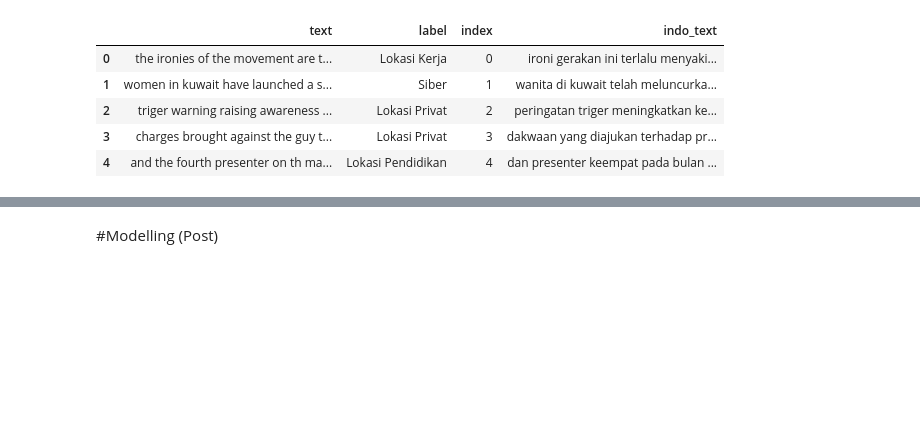
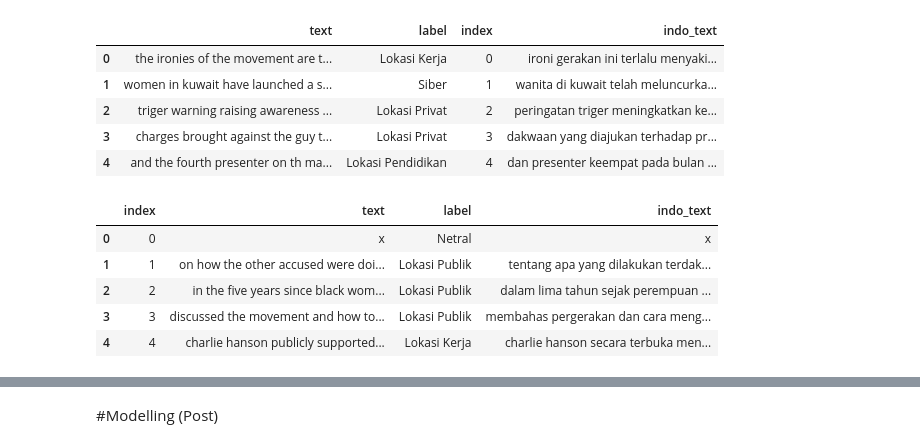
Before and after one commit to aulia-nrp/NLP-using-TensorFlow, a Jupyter notebook: Modelling_B21_CAP0194.ipynb, the cells around one changed output, grey strips where cells are left out. Saved outputs shown, nothing was run; the diff lists cells and outputs as text; code cells hidden in the pictures; blank space fills up the shorter version.

```diff
--- a/Modelling_B21_CAP0194.ipynb
+++ b/Modelling_B21_CAP0194.ipynb
@@ -104,3 +101,19 @@ df_post.head()
 | 2 | triger warning raising awareness ... | Lokasi Privat | 2 | peringatan triger meningkatkan ke... |
 | 3 | charges brought against the guy t... | Lokasi Privat | 3 | dakwaan yang diajukan terhadap pr... |
 | 4 | and the fourth presenter on th ma... | Lokasi Pendidikan | 4 | dan presenter keempat pada bulan ... |
+# %%
+#Import Translated Additional Dataset
+url_add = 'https://drive.google.com/file/d/1Sb1t9O3Y09SuAz4buHLlf4qa9HrOimJi/view?usp=sharing'
+file_id_add = url_add.split('/')[-2]
+csv_url_add = 'https://drive.google.com/uc?id=' + file_id_add
+df_add = pd.read_csv(csv_url_add)
+df_add.drop(columns=['label_laporan'], inplace=True)
+df_add.rename(columns={'label_post': 'label'}, inplace = True)
+df_add.head()
+# %% [output]
+|  | index | text | label | indo_text |
+| 0 | 0 | x | Netral | x |
+| 1 | 1 | on how the other accused were doi... | Lokasi Publik | tentang apa yang dilakukan terdak... |
+| 2 | 2 | in the five years since black wom... | Lokasi Publik | dalam lima tahun sejak perempuan ... |
+| 3 | 3 | discussed the movement and how to... | Lokasi Publik | membahas pergerakan dan cara meng... |
+| 4 | 4 | charlie hanson publicly supported... | Lokasi Kerja | charlie hanson secara terbuka men... |
```
Also changed, not shown: parts of 37 cells of this notebook.
